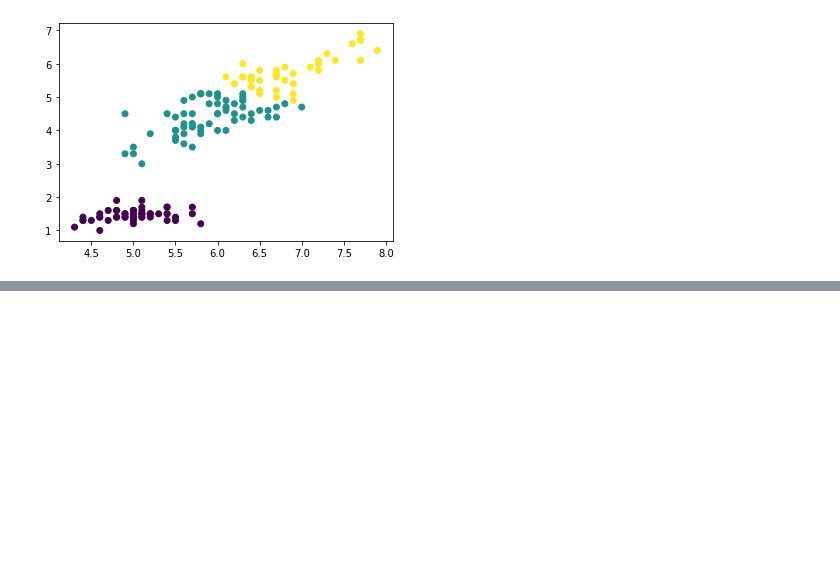
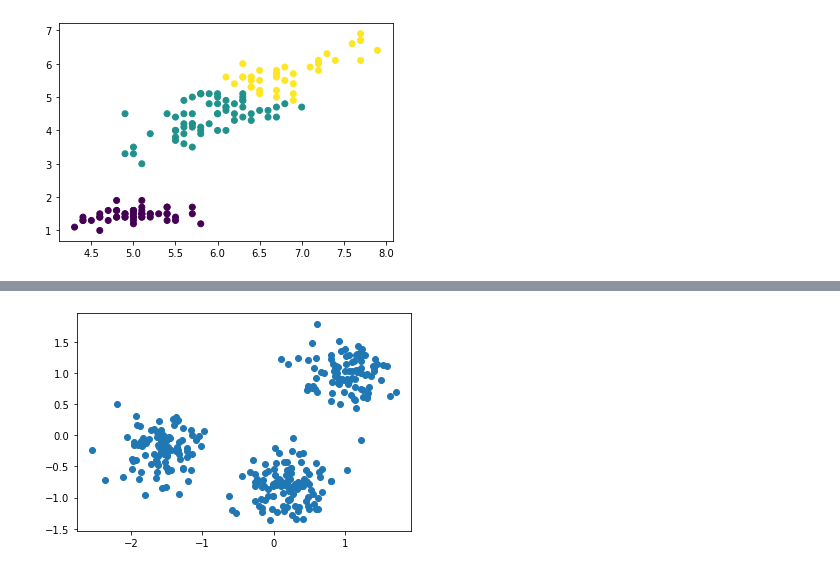
Before and after one commit to Yuleii/programming-notebook, a Jupyter notebook: Unsupervised Learning in Python.ipynb, the cells around one changed output, grey strips where cells are left out. Drawn from its saved outputs; the diff is of its cells as text; code cells hidden in the pictures; blank space fills up the shorter version.

```diff
--- a/Unsupervised Learning in Python.ipynb
+++ b/Unsupervised Learning in Python.ipynb
@@ -114,0 +121,10 @@ plt.show()
+# %%
+# Create an array called xs that contains the values of points[:,0] that is, column 0 of points.
+xs = points[:,0]
+# Create an array called ys that contains the values of points[:,1] - that is, column 1 of points.
+ys = points[:,1]
+# Make a scatter plot
+plt.scatter(xs, ys)
+plt.show()
+# %% [output]
+[figure, added]
```
Also changed, not shown: parts of 7 cells of this notebook.
